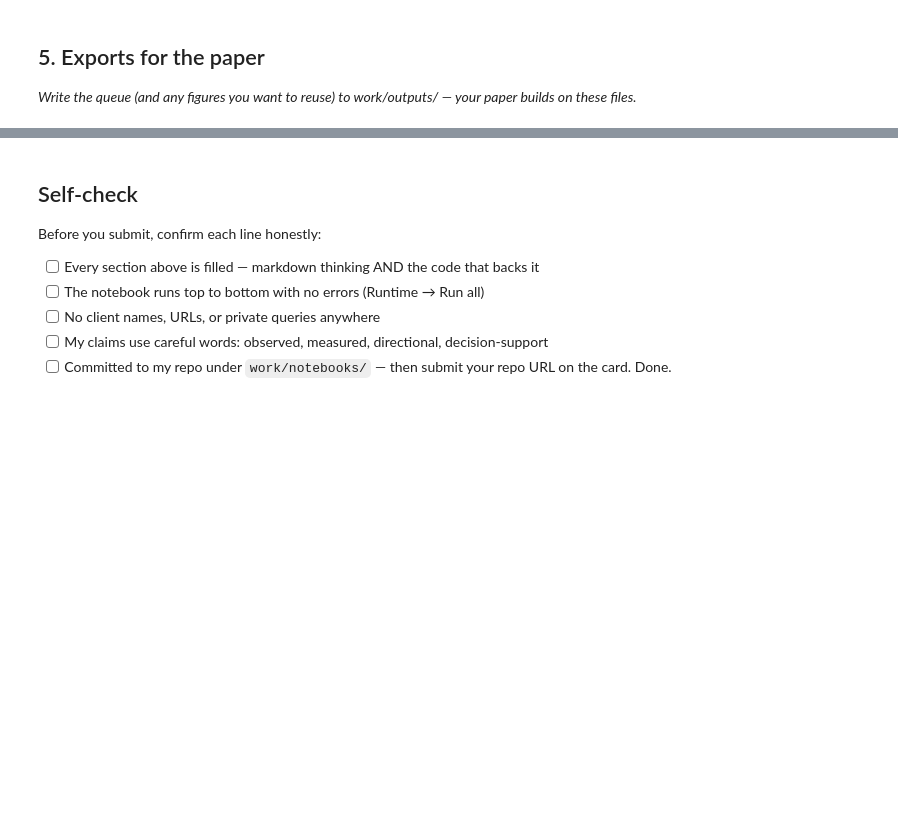
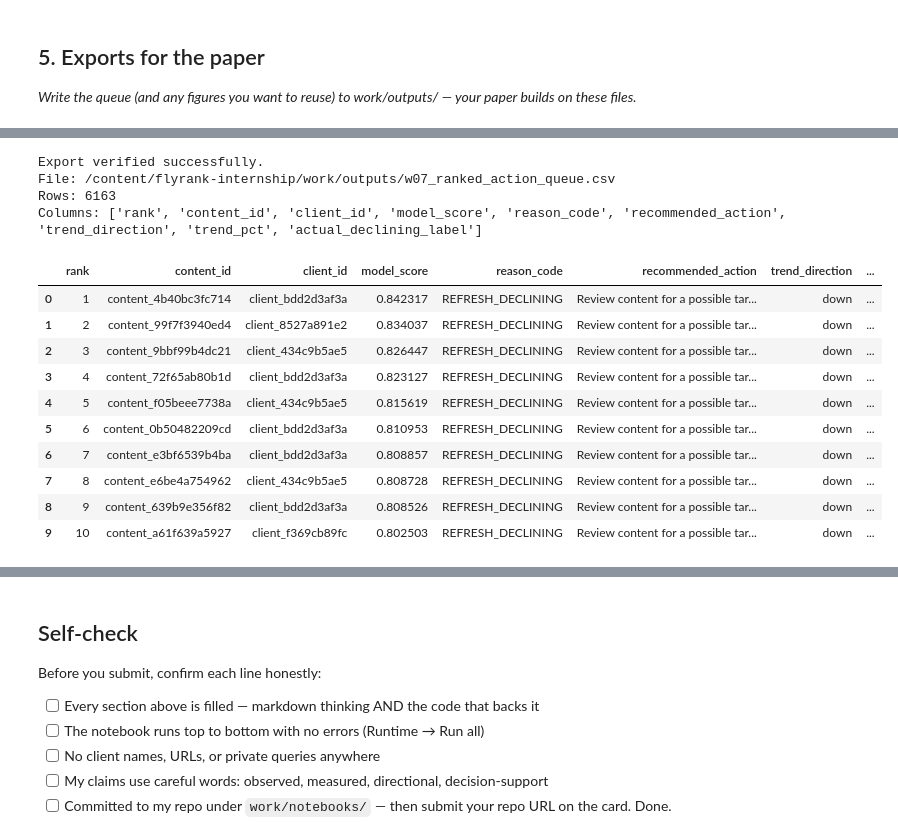
Before and after one commit to fatimaali123-ai/flyrank-internship, a Jupyter notebook: work/notebooks/w07_action_playbook.ipynb, the cells around one changed output, grey strips where cells are left out. Cells and saved outputs as stored; diff of their text form; code cells hidden in the pictures; blank space fills up the shorter version.

Commit message:
Complete Week 7 action playbook

```diff
--- a/work/notebooks/w07_action_playbook.ipynb
+++ b/work/notebooks/w07_action_playbook.ipynb
@@ -43,0 +904,31 @@ This skeleton is yours to fill. Work the sections **in order** — each one has
+# %%
+# =========================================================
+# Verify exported queue
+# =========================================================
+
+assert queue_path.exists()
+
+check_queue = pd.read_csv(queue_path)
+
+print("Export verified successfully.")
+print("File:", queue_path)
+print("Rows:", len(check_queue))
+print("Columns:", check_queue.columns.tolist())
+
+display(check_queue.head(10))
+# %% [output]
+Export verified successfully.
+File: /content/flyrank-internship/work/outputs/w07_ranked_action_queue.csv
+Rows: 6163
+Columns: ['rank', 'content_id', 'client_id', 'model_score', 'reason_code', 'recommended_action', 'trend_direction', 'trend_pct', 'actual_declining_label']
+|  | rank | content_id | client_id | model_score | reason_code | recommended_action | trend_direction | ... |
+| 0 | 1 | content_4b40bc3fc714 | client_bdd2d3af3a | 0.842317 | REFRESH_DECLINING | Review content for a possible tar... | down | ... |
+| 1 | 2 | content_99f7f3940ed4 | client_8527a891e2 | 0.834037 | REFRESH_DECLINING | Review content for a possible tar... | down | ... |
+| 2 | 3 | content_9bbf99b4dc21 | client_434c9b5ae5 | 0.826447 | REFRESH_DECLINING | Review content for a possible tar... | down | ... |
+| 3 | 4 | content_72f65ab80b1d | client_bdd2d3af3a | 0.823127 | REFRESH_DECLINING | Review content for a possible tar... | down | ... |
+| 4 | 5 | content_f05beee7738a | client_434c9b5ae5 | 0.815619 | REFRESH_DECLINING | Review content for a possible tar... | down | ... |
+| 5 | 6 | content_0b50482209cd | client_bdd2d3af3a | 0.810953 | REFRESH_DECLINING | Review content for a possible tar... | down | ... |
+| 6 | 7 | content_e3bf6539b4ba | client_bdd2d3af3a | 0.808857 | REFRESH_DECLINING | Review content for a possible tar... | down | ... |
+| 7 | 8 | content_e6be4a754962 | client_434c9b5ae5 | 0.808728 | REFRESH_DECLINING | Review content for a possible tar... | down | ... |
+| 8 | 9 | content_639b9e356f82 | client_bdd2d3af3a | 0.808526 | REFRESH_DECLINING | Review content for a possible tar... | down | ... |
+| 9 | 10 | content_a61f639a5927 | client_f369cb89fc | 0.802503 | REFRESH_DECLINING | Review content for a possible tar... | down | ... |
```
Also changed, not shown: parts of 29 cells of this notebook.
